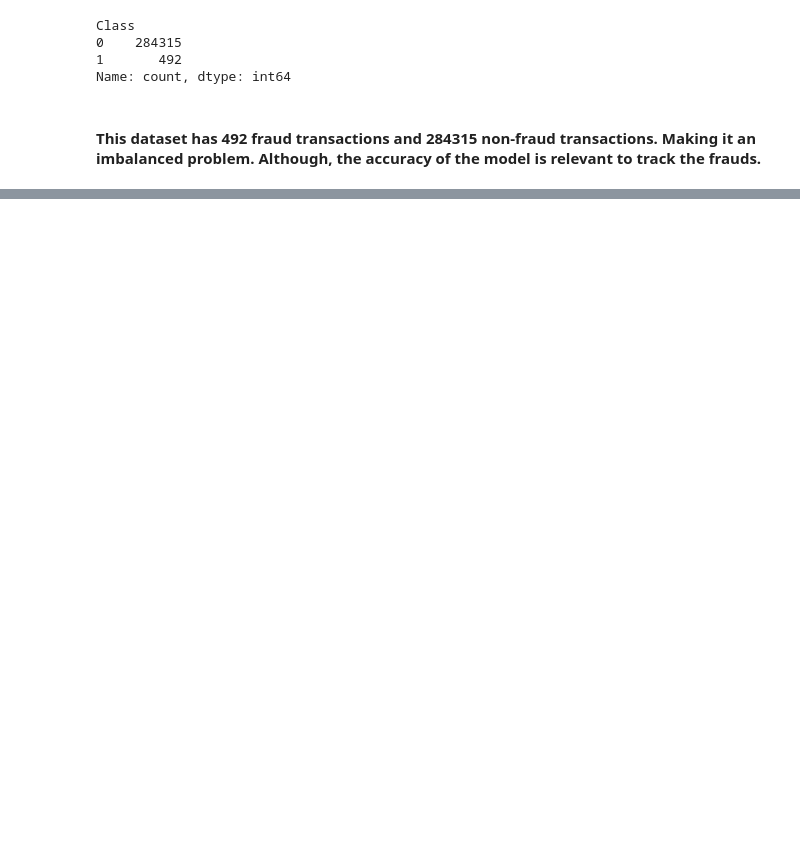
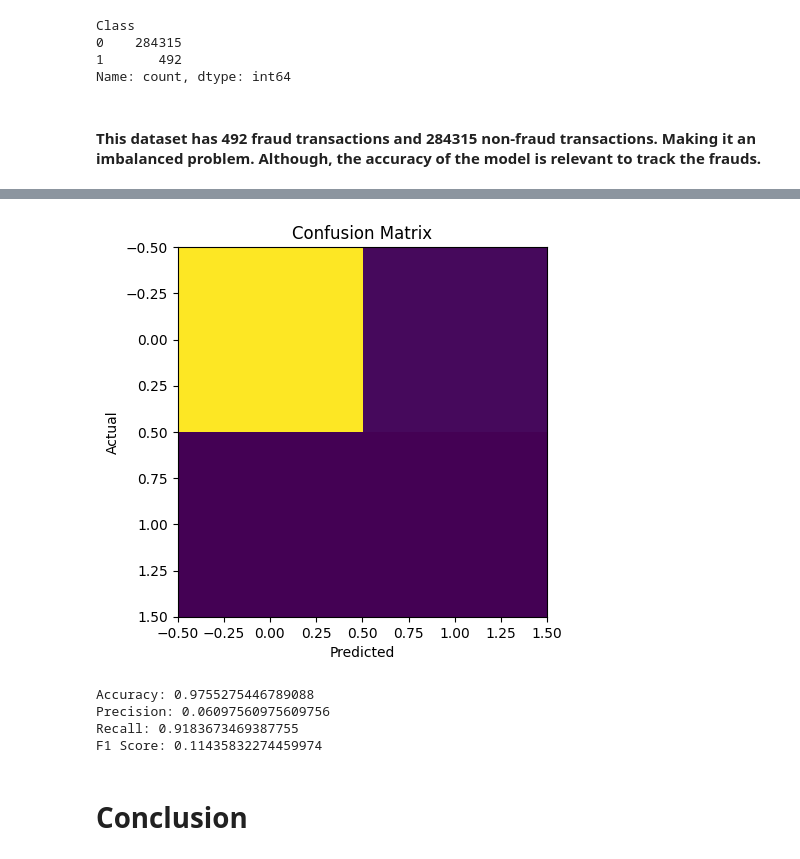
Before and after one commit to Lucasqrz1/credit_card_fraud_detection, a Jupyter notebook: notebooks/cc_fraud_analysis.ipynb, the cells around one changed output, grey strips where cells are left out. Drawn from its saved outputs; the diff is of its cells as text; code cells hidden in the pictures; blank space fills up the shorter version.

Commit message:
conclusion

```diff
--- a/notebooks/cc_fraud_analysis.ipynb
+++ b/notebooks/cc_fraud_analysis.ipynb
@@ -43,3 +43,17 @@ X_train, X_test, y_train, y_test = train_test_split(
     X, y, test_size=0.2, random_state=42, stratify=y
 )
 # Splitting the dataset into training and testing sets, with a test size of 20% and 80% training size, acceptable size for a model.
+# %%
+scaler = StandardScaler()
+X_train_scaled = scaler.fit_transform(X_train)
+X_test_scaled = scaler.transform(X_test)
+# Standardizing the data to have a mean of 0 and a standard deviation of 1.
+# helps in improving the performance of the model.
+# %%
+model = LogisticRegression(
+    max_iter=1000,
+    class_weight="balanced"
+)
+
+model.fit(X_train_scaled, y_train)
+# Simple logistic regression model, with a maximum of 1000 iterations and balanced class weights to handle the imbalance in the dataset.
@@ -45,0 +62,5 @@ X_train, X_test, y_train, y_test = train_test_split(
+# %%
+y_pred = model.predict(X_test_scaled)
+
+print(classification_report(y_test, y_pred))
+# Print the classification report to see the performance of the model.
@@ -45,0 +76,26 @@ X_train, X_test, y_train, y_test = train_test_split(
+# %%
+cm = confusion_matrix(y_test, y_pred)
+
+plt.imshow(cm)
+plt.title("Confusion Matrix")
+plt.xlabel("Predicted")
+plt.ylabel("Actual")
+plt.show()
+# Plot the confusion matrix to visualize the performance of the model.
+# %% [output]
+[figure, added]
+# %%
+from sklearn.metrics import accuracy_score, precision_score, recall_score, f1_score
+
+print("Accuracy:", accuracy_score(y_test, y_pred))
+print("Precision:", precision_score(y_test, y_pred))
+print("Recall:", recall_score(y_test, y_pred))
+print("F1 Score:", f1_score(y_test, y_pred))
+ # The closest to 1, the better the model performs.
+# %% [output]
+Accuracy: 0.9755275446789088
+Precision: 0.06097560975609756
+Recall: 0.9183673469387755
+F1 Score: 0.11435832274459974
+# %% [markdown]
+# Conclusion
```
Also changed, not shown: parts of 5 cells of this notebook.
